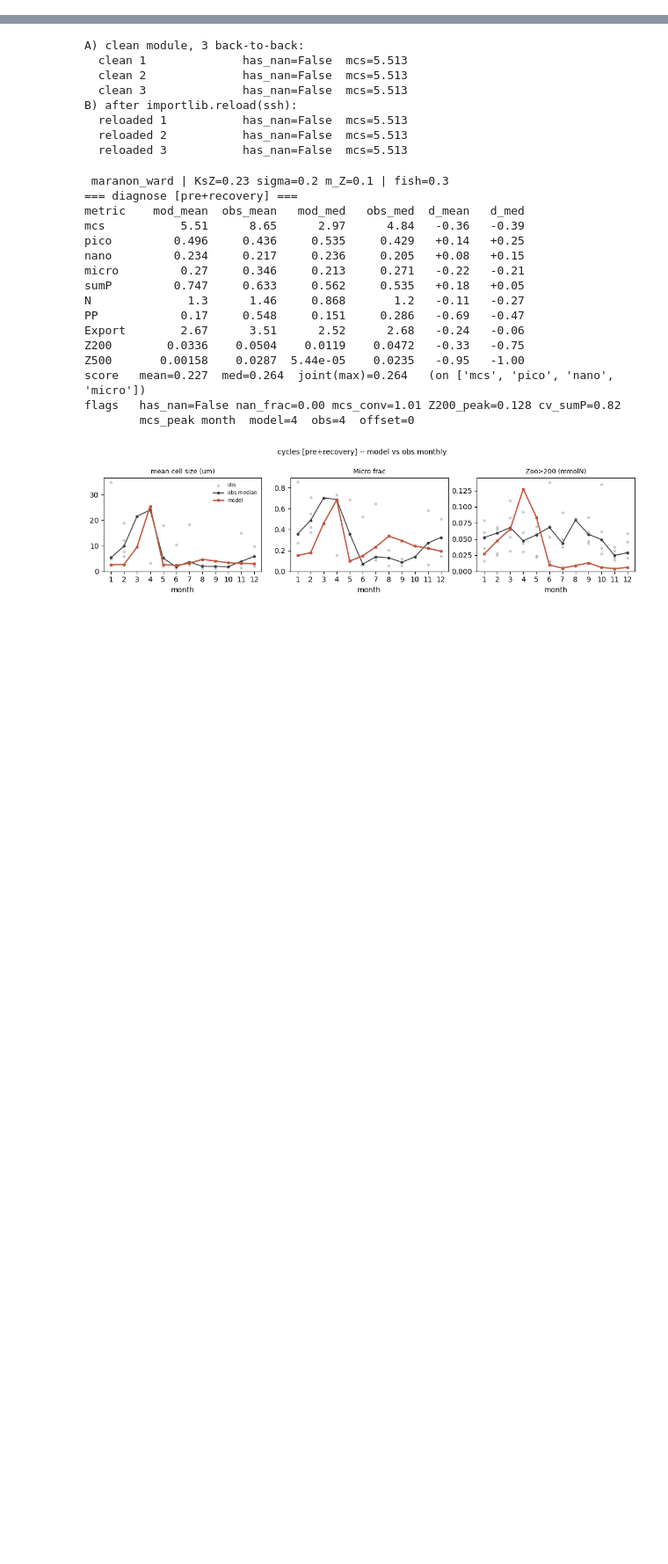
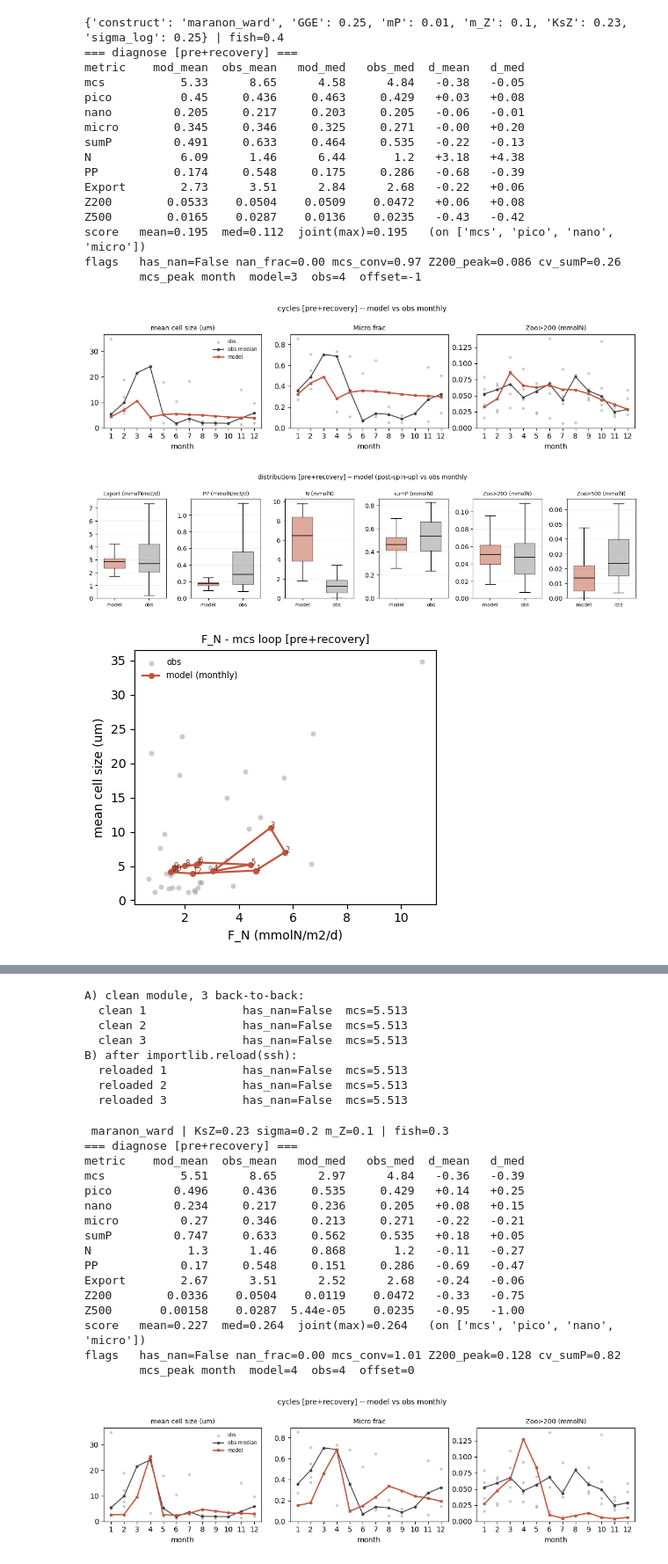
Before and after one commit to ben1post/SSMCariaco, a Jupyter notebook: parameter_scan/FINAL/NEWSCANSETUP_01.ipynb, the cells around one changed output, grey strips where cells are left out. Shown at 88% size. Cells and saved outputs as stored; diff of their text form; code cells hidden in the pictures; blank space fills up the shorter version.

```diff
--- a/parameter_scan/FINAL/NEWSCANSETUP_01.ipynb
+++ b/parameter_scan/FINAL/NEWSCANSETUP_01.ipynb
@@ -80,0 +269,34 @@ print(J.sort_values('joint')[cols].head(25).to_string(index=False))
+# %%
+# Row 11 — pronounced bloom + best composition
+CAND = dict(construct='maranon_ward', GGE=0.31, mP=0.0015, m_Z=0.20, KsZ=0.23, sigma_log=0.20)
+FISH = {'pre+recovery': 0.4, 'post': 0.0}
+# alt — Row 17:
+CAND = dict(construct='maranon_ward', GGE=0.25, mP=0.01, m_Z=0.10, KsZ=0.23, sigma_log=0.25)
+
+
+for g in ('pre+recovery', 'post'):
+    clim, r = ssh.run_one(spec, forc[g], fish_rate=FISH[g], years=60, spinup=15,
+                          mP=CAND['mP'], m_Z=CAND['m_Z'], grazing=GRZ,
+                          iv_overrides=IVO, solver_kwargs=SK, return_traj=True)
+    sd.diagnose(clim, r, group=g, spinup=15, obs_targets=obs_t, obs_monthly=obs_m,
+                title=f"\n{CAND} | fish={FISH[g]}")
+# %% [output]
+{'construct': 'maranon_ward', 'GGE': 0.25, 'mP': 0.01, 'm_Z': 0.1, 'KsZ': 0.23, 'sigma_log': 0.25} | fish=0.4
+=== diagnose [pre+recovery] ===
+metric    mod_mean  obs_mean   mod_med   obs_med  d_mean   d_med
+mcs           5.33      8.65      4.58      4.84   -0.38   -0.05
+pico          0.45     0.436     0.463     0.429   +0.03   +0.08
+nano         0.205     0.217     0.203     0.205   -0.06   -0.01
+micro        0.345     0.346     0.325     0.271   -0.00   +0.20
+sumP         0.491     0.633     0.464     0.535   -0.22   -0.13
+N             6.09      1.46      6.44       1.2   +3.18   +4.38
+PP           0.174     0.548     0.175     0.286   -0.68   -0.39
+Export        2.73      3.51      2.84      2.68   -0.22   +0.06
+Z200        0.0533    0.0504    0.0509    0.0472   +0.06   +0.08
+Z500        0.0165    0.0287    0.0136    0.0235   -0.43   -0.42
+score   mean=0.195  med=0.112  joint(max)=0.195   (on ['mcs', 'pico', 'nano', 'micro'])
+flags   has_nan=False nan_frac=0.00 mcs_conv=0.97 Z200_peak=0.086 cv_sumP=0.26
+        mcs_peak month  model=3  obs=4  offset=-1
+[figure, added]
+[figure, added]
+[figure, added]
```
Also changed, not shown: parts of 5 cells of this notebook, 1 other file.
